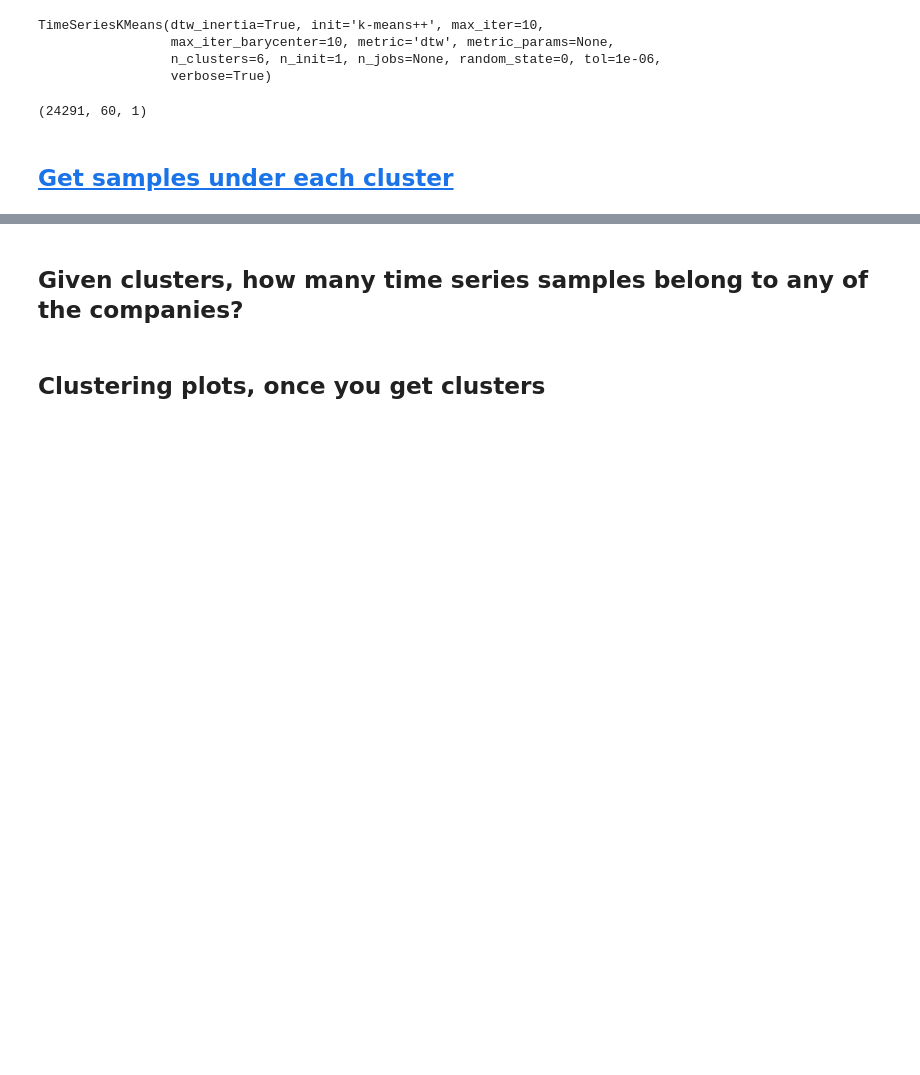
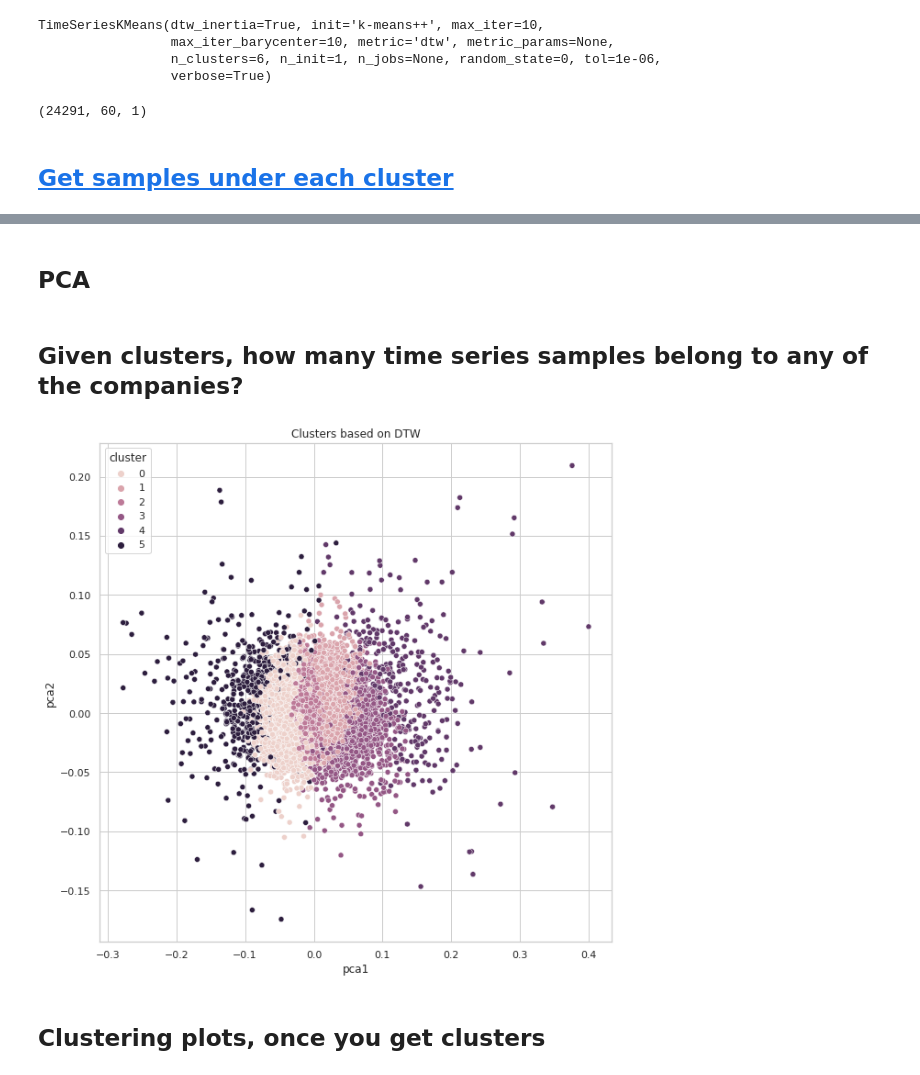
Before and after one commit to OmkarMehta/SSFwithNODE, a Jupyter notebook: time-series-similarity/time_series_similarity.ipynb, the cells around one changed output, grey strips where cells are left out. Drawn from its saved outputs; the diff is of its cells as text; code cells hidden in the pictures; blank space fills up the shorter version.

Commit message:
Trained dtw

```diff
--- a/time-series-similarity/time_series_similarity.ipynb
+++ b/time-series-similarity/time_series_similarity.ipynb
@@ -2132,4 +2178,31 @@ def get_cdist_dtw():
+# %% [markdown]
+## PCA
+# %%
+from sklearn.decomposition import PCA
+def fit_pca(X_data):
+    import numpy as np
+    X_data = np.reshape(X_data, (X_data.shape[0], X_data.shape[1]))
+    pca = PCA(n_components=2)
+    X_data_reduced = pca.fit_transform(X_data)
+    return X_data_reduced
+# %%
+X_train_pca = fit_pca(X_train)
+# %%
+cluster_map['pca1'] = X_train_pca[:, 0]
+cluster_map['pca2'] = X_train_pca[:, 1]
 # %% [markdown]
 ## Given clusters, how many time series samples belong to any of the companies?
+# %%
+import seaborn as sns
+sns.set(style='whitegrid')
+def plot_clusters(cluster_map):
+    fig = plt.gcf()
+    # Changing Seaborn Plot size
+    fig.set_size_inches(10, 10)
+    sns.scatterplot(x='pca1', y='pca2', hue='cluster', data=cluster_map).set(title='Clusters based on DTW')
+# %%
+plot_clusters(cluster_map)
+# %% [output]
+[figure, added]
 # %% [markdown]
 ## Clustering plots, once you get clusters
```
Also changed, not shown: parts of 9 cells of this notebook.
